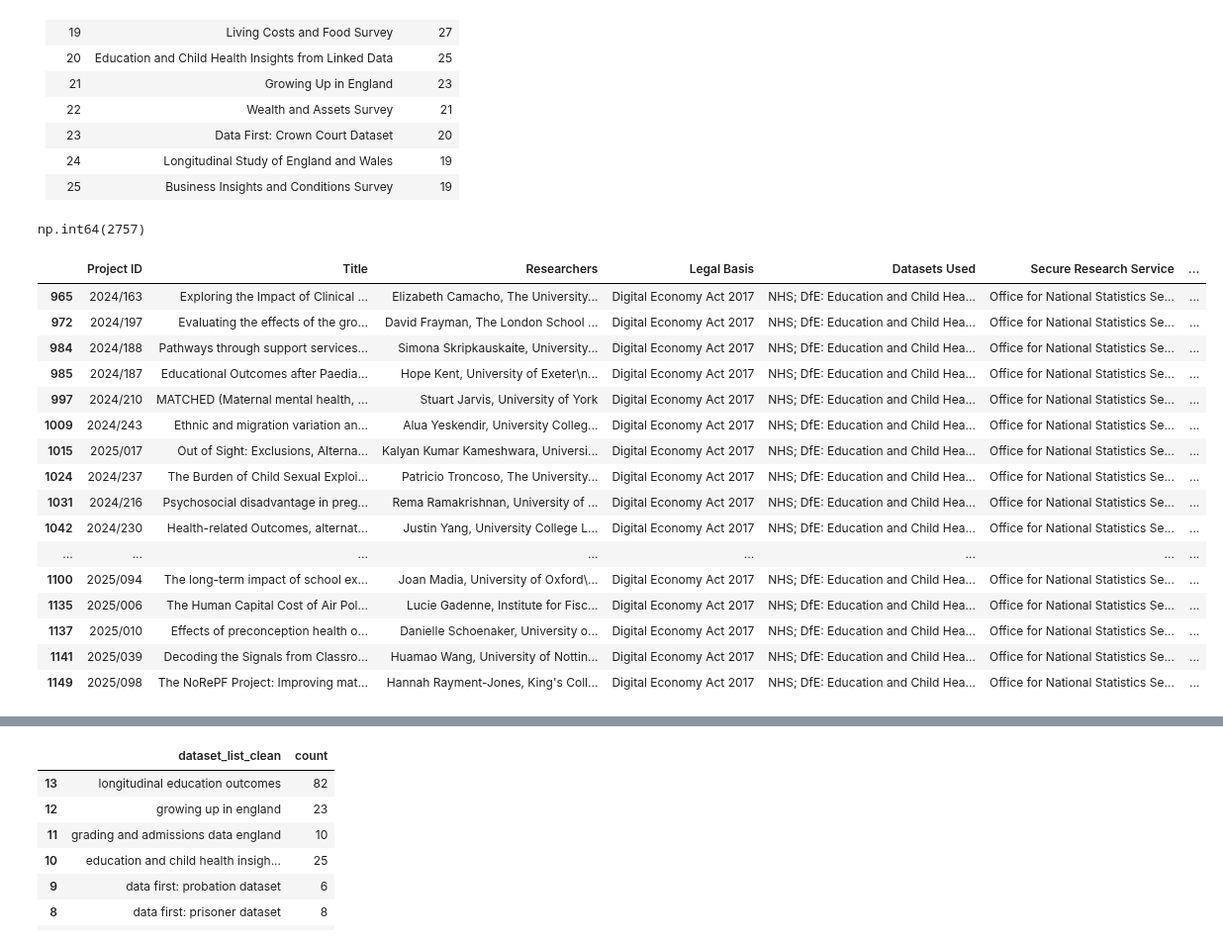
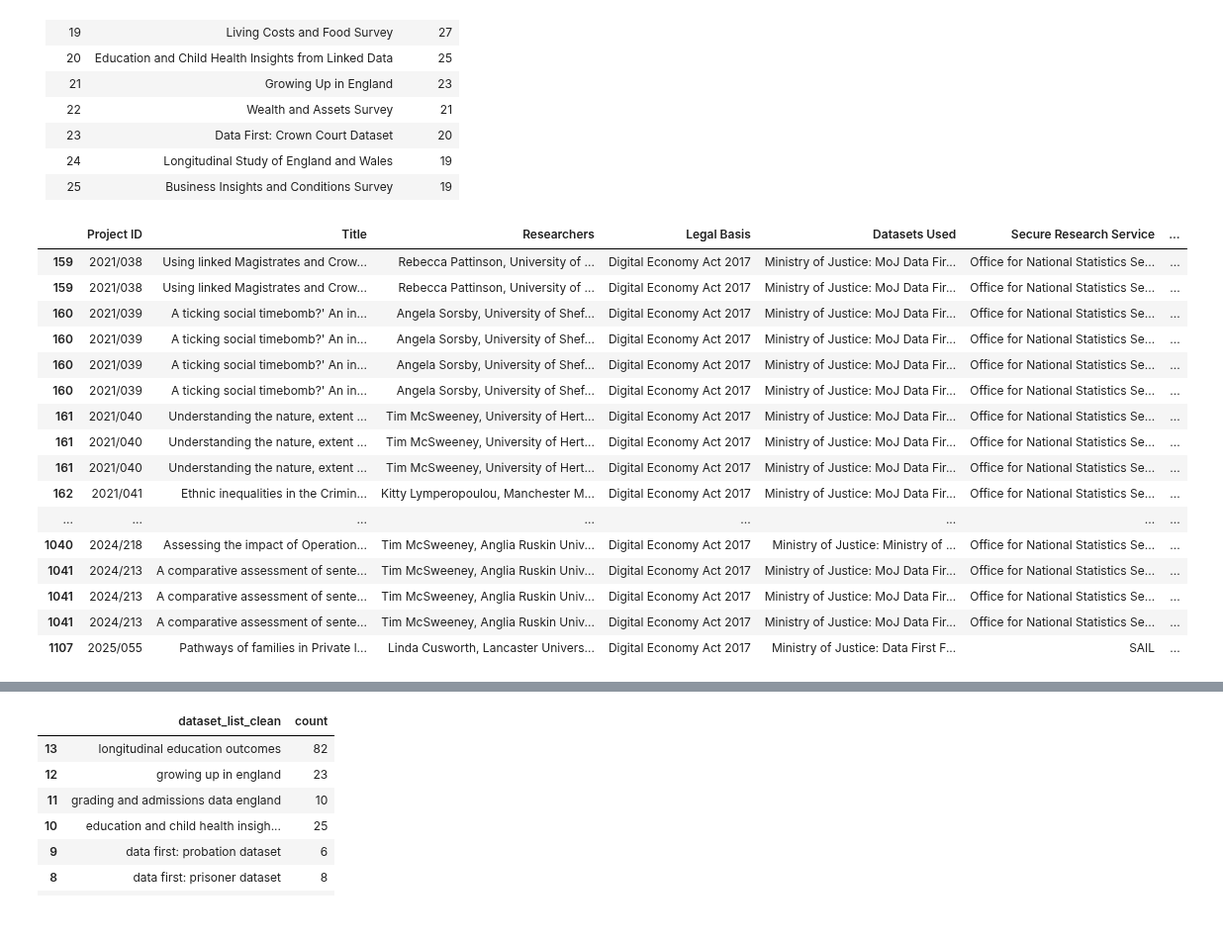
Before and after one commit to balintstewart77/ADR_DEA_project, a Jupyter notebook: analysis/DEA_projects_analysis.ipynb, the cells around one changed output, grey strips where cells are left out. Shown at 99% size. Cells and saved outputs as stored; diff of their text form; code cells hidden in the pictures.

```diff
--- a/analysis/DEA_projects_analysis.ipynb
+++ b/analysis/DEA_projects_analysis.ipynb
@@ -566,20 +566,8 @@ plt.show()
 | 23   | Data First: Crown Court Dataset                                  |      20 |
 | 24   | Longitudinal Study of England and Wales                          |      19 |
 | 25   | Business Insights and Conditions Survey                          |      19 |
-# %%
-# All projects accessed a total number of datasets over 2800
-all_datasets_df['count'].sum()
-# %% [output]
-np.int64(2757)
 # %%
-def map_collection(dataset):
-    """
-    Map a single dataset name to its respective collection.
-    """
-    if pd.isna(dataset):
-        return np.nan
-
-    collection_mapping = {
+collection_mapping = {
         'agricultural research collection': 'Agricultural Research Collection',
         'annual survey of hours and earnings linked to census 2011': 'Wage and Employment Dynamics',
         'annual survey of hours and earnings longitudinal': 'Wage and Employment Dynamics',
@@ -599,29 +587,27 @@ def map_collection(dataset):
         'longitudinal education outcomes': 'LEO'
     }
 
-    return collection_mapping.get(dataset, np.nan)
-
-df_exploded['collection'] = df_exploded['dataset_list_clean'].map(map_collection)
+df_exploded['collection'] = df_exploded['dataset_list_clean'].map(collection_mapping)
 # %%
-df_exploded[df_exploded['dataset_list_clean'] == 'education and child health insights from linked data']
+df_exploded[df_exploded['collection'] == 'Data First']
 # %% [output]
 |  | Project ID | Title | Researchers | Legal Basis | Datasets Used | Secure Research Service | ... |
-| 965 | 2024/163 | Exploring the Impact of Clinical ... | Elizabeth Camacho, The University... | Digital Economy Act 2017 | NHS; DfE: Education and Child Hea... | Office for National Statistics Se... | ... |
-| 972 | 2024/197 | Evaluating the effects of the gro... | David Frayman, The London School ... | Digital Economy Act 2017 | NHS; DfE: Education and Child Hea... | Office for National Statistics Se... | ... |
-| 984 | 2024/188 | Pathways through support services... | Simona Skripkauskaite, University... | Digital Economy Act 2017 | NHS; DfE: Education and Child Hea... | Office for National Statistics Se... | ... |
-| 985 | 2024/187 | Educational Outcomes after Paedia... | Hope Kent, University of Exeter\n... | Digital Economy Act 2017 | NHS; DfE: Education and Child Hea... | Office for National Statistics Se... | ... |
-| 997 | 2024/210 | MATCHED (Maternal mental health, ... | Stuart Jarvis, University of York | Digital Economy Act 2017 | NHS; DfE: Education and Child Hea... | Office for National Statistics Se... | ... |
-| 1009 | 2024/243 | Ethnic and migration variation an... | Alua Yeskendir, University Colleg... | Digital Economy Act 2017 | NHS; DfE: Education and Child Hea... | Office for National Statistics Se... | ... |
-| 1015 | 2025/017 | Out of Sight: Exclusions, Alterna... | Kalyan Kumar Kameshwara, Universi... | Digital Economy Act 2017 | NHS; DfE: Education and Child Hea... | Office for National Statistics Se... | ... |
-| 1024 | 2024/237 | The Burden of Child Sexual Exploi... | Patricio Troncoso, The University... | Digital Economy Act 2017 | NHS; DfE: Education and Child Hea... | Office for National Statistics Se... | ... |
-| 1031 | 2024/216 | Psychosocial disadvantage in preg... | Rema Ramakrishnan, University of ... | Digital Economy Act 2017 | NHS; DfE: Education and Child Hea... | Office for National Statistics Se... | ... |
-| 1042 | 2024/230 | Health-related Outcomes, alternat... | Justin Yang, University College L... | Digital Economy Act 2017 | NHS; DfE: Education and Child Hea... | Office for National Statistics Se... | ... |
+| 159 | 2021/038 | Using linked Magistrates and Crow... | Rebecca Pattinson, University of ... | Digital Economy Act 2017 | Ministry of Justice: MoJ Data Fir... | Office for National Statistics Se... | ... |
+| 159 | 2021/038 | Using linked Magistrates and Crow... | Rebecca Pattinson, University of ... | Digital Economy Act 2017 | Ministry of Justice: MoJ Data Fir... | Office for National Statistics Se... | ... |
+| 160 | 2021/039 | A ticking social timebomb?' An in... | Angela Sorsby, University of Shef... | Digital Economy Act 2017 | Ministry of Justice: MoJ Data Fir... | Office for National Statistics Se... | ... |
+| 160 | 2021/039 | A ticking social timebomb?' An in... | Angela Sorsby, University of Shef... | Digital Economy Act 2017 | Ministry of Justice: MoJ Data Fir... | Office for National Statistics Se... | ... |
+| 160 | 2021/039 | A ticking social timebomb?' An in... | Angela Sorsby, University of Shef... | Digital Economy Act 2017 | Ministry of Justice: MoJ Data Fir... | Office for National Statistics Se... | ... |
+| 160 | 2021/039 | A ticking social timebomb?' An in... | Angela Sorsby, University of Shef... | Digital Economy Act 2017 | Ministry of Justice: MoJ Data Fir... | Office for National Statistics Se... | ... |
+| 161 | 2021/040 | Understanding the nature, extent ... | Tim McSweeney, University of Hert... | Digital Economy Act 2017 | Ministry of Justice: MoJ Data Fir... | Office for National Statistics Se... | ... |
+| 161 | 2021/040 | Understanding the nature, extent ... | Tim McSweeney, University of Hert... | Digital Economy Act 2017 | Ministry of Justice: MoJ Data Fir... | Office for National Statistics Se... | ... |
+| 161 | 2021/040 | Understanding the nature, extent ... | Tim McSweeney, University of Hert... | Digital Economy Act 2017 | Ministry of Justice: MoJ Data Fir... | Office for National Statistics Se... | ... |
+| 162 | 2021/041 | Ethnic inequalities in the Crimin... | Kitty Lymperopoulou, Manchester M... | Digital Economy Act 2017 | Ministry of Justice: MoJ Data Fir... | Office for National Statistics Se... | ... |
 | ... | ... | ... | ... | ... | ... | ... | ... |
-| 1100 | 2025/094 | The long-term impact of school ex... | Joan Madia, University of Oxford\... | Digital Economy Act 2017 | NHS; DfE: Education and Child Hea... | Office for National Statistics Se... | ... |
-| 1135 | 2025/006 | The Human Capital Cost of Air Pol... | Lucie Gadenne, Institute for Fisc... | Digital Economy Act 2017 | NHS; DfE: Education and Child Hea... | Office for National Statistics Se... | ... |
-| 1137 | 2025/010 | Effects of preconception health o... | Danielle Schoenaker, University o... | Digital Economy Act 2017 | NHS; DfE: Education and Child Hea... | Office for National Statistics Se... | ... |
-| 1141 | 2025/039 | Decoding the Signals from Classro... | Huamao Wang, University of Nottin... | Digital Economy Act 2017 | NHS; DfE: Education and Child Hea... | Office for National Statistics Se... | ... |
-| 1149 | 2025/098 | The NoRePF Project: Improving mat... | Hannah Rayment-Jones, King's Coll... | Digital Economy Act 2017 | NHS; DfE: Education and Child Hea... | Office for National Statistics Se... | ... |
+| 1040 | 2024/218 | Assessing the impact of Operation... | Tim McSweeney, Anglia Ruskin Univ... | Digital Economy Act 2017 | Ministry of Justice: Ministry of ... | Office for National Statistics Se... | ... |
+| 1041 | 2024/213 | A comparative assessment of sente... | Tim McSweeney, Anglia Ruskin Univ... | Digital Economy Act 2017 | Ministry of Justice: MoJ Data Fir... | Office for National Statistics Se... | ... |
+| 1041 | 2024/213 | A comparative assessment of sente... | Tim McSweeney, Anglia Ruskin Univ... | Digital Economy Act 2017 | Ministry of Justice: MoJ Data Fir... | Office for National Statistics Se... | ... |
+| 1041 | 2024/213 | A comparative assessment of sente... | Tim McSweeney, Anglia Ruskin Univ... | Digital Economy Act 2017 | Ministry of Justice: MoJ Data Fir... | Office for National Statistics Se... | ... |
+| 1107 | 2025/055 | Pathways of families in Private l... | Linda Cusworth, Lancaster Univers... | Digital Economy Act 2017 | Ministry of Justice: Data First F... | SAIL | ... |
 # %%
 df_exploded.isna().sum()
 # %% [output]
```
Also changed, not shown: parts of 8 cells of this notebook.
